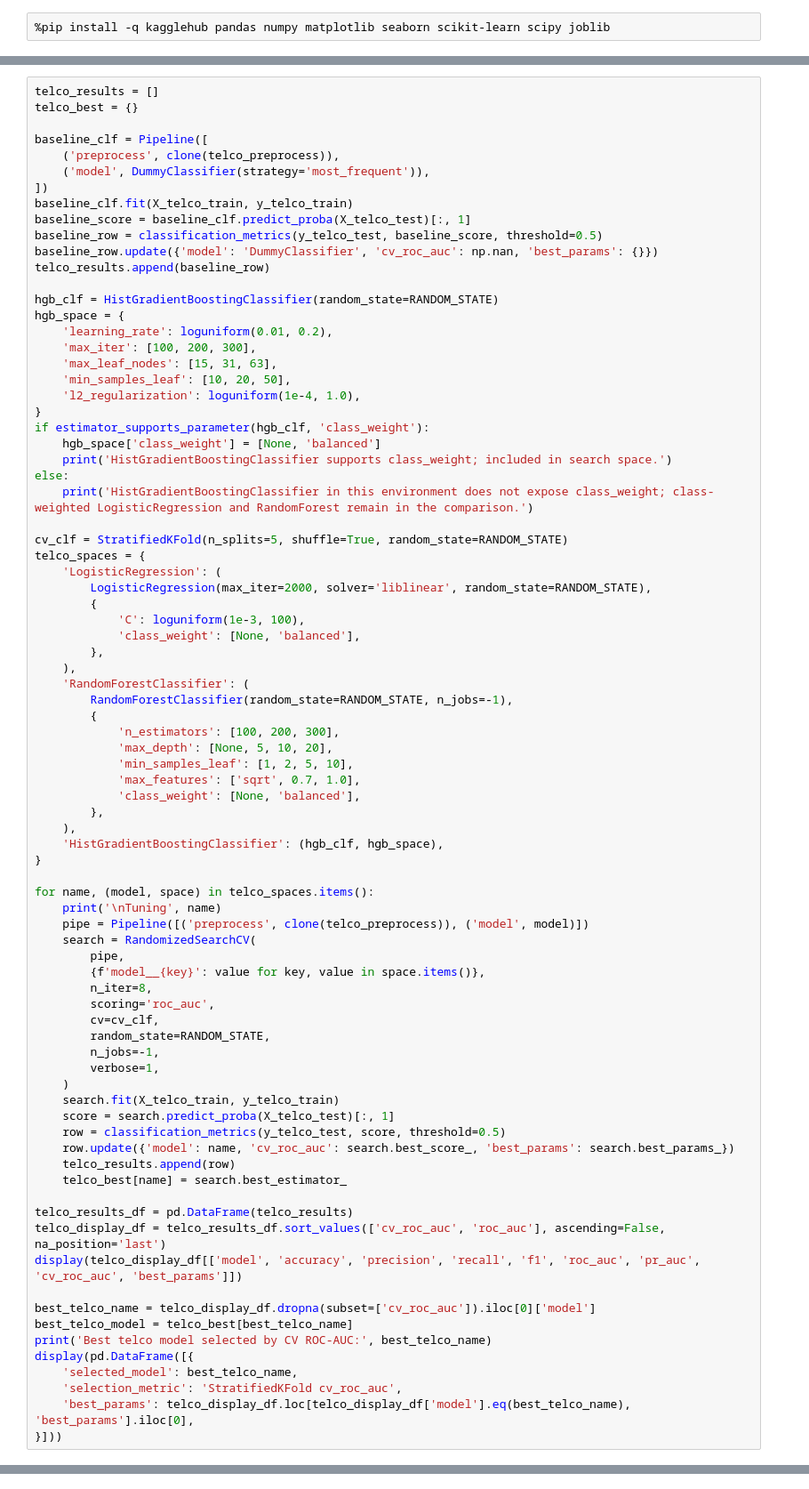
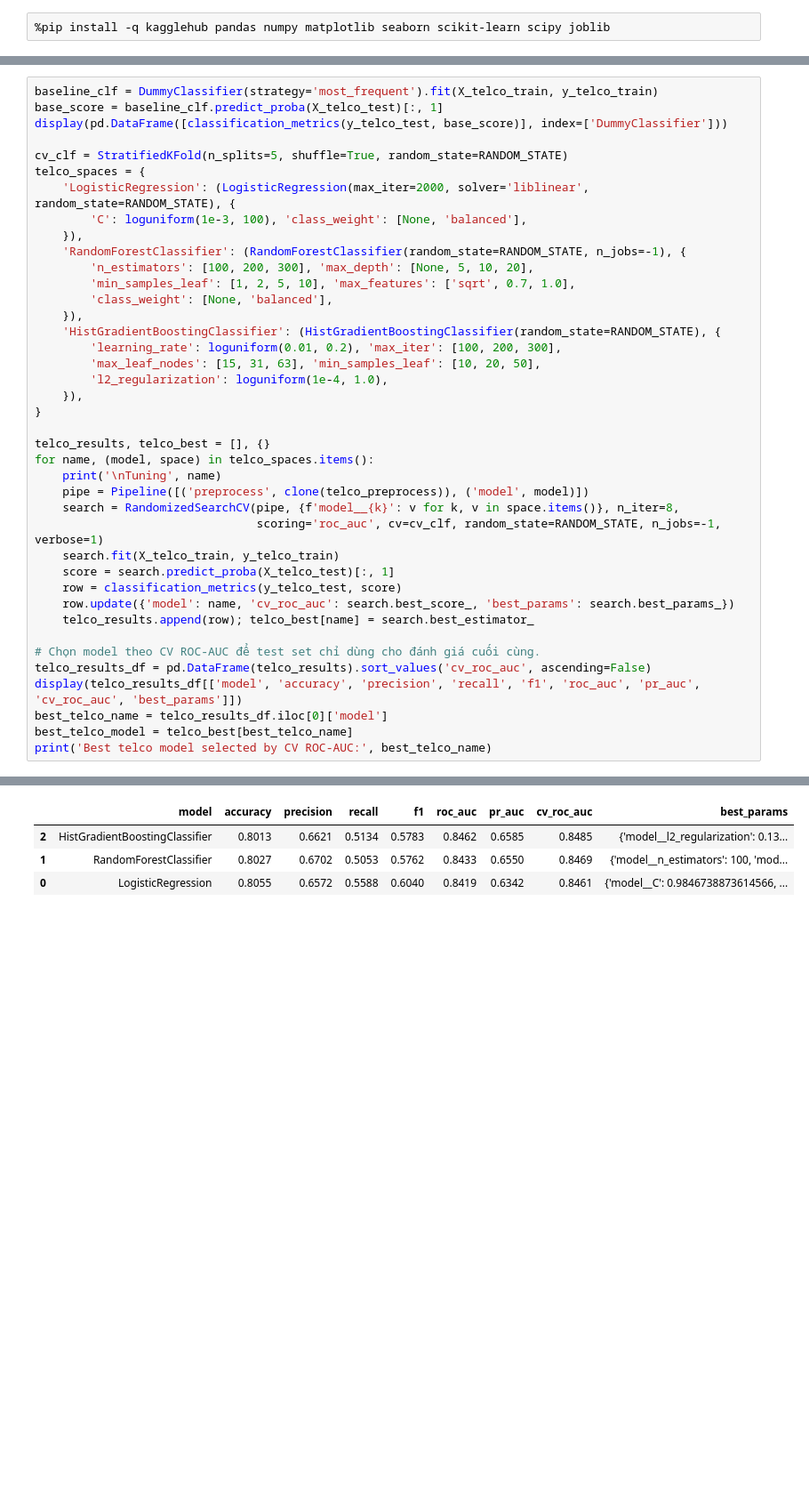
Before and after one commit to hoangisreal/bike-sharing-telco-churn-ml, a Jupyter notebook: ml_pipeline_bike_telco.ipynb, the cells around one changed output, grey strips where cells are left out. Shown at 89% size. Drawn from its saved outputs; the diff is of its cells as text; blank space fills up the shorter version.

```diff
--- a/ml_pipeline_bike_telco.ipynb
+++ b/ml_pipeline_bike_telco.ipynb
@@ -1312,83 +665,41 @@ Với các model hỗ trợ, search space có `class_weight=[None, 'balanced']`.
 # %%
-telco_results = []
-telco_best = {}
-
-baseline_clf = Pipeline([
-    ('preprocess', clone(telco_preprocess)),
-    ('model', DummyClassifier(strategy='most_frequent')),
-])
-baseline_clf.fit(X_telco_train, y_telco_train)
-baseline_score = baseline_clf.predict_proba(X_telco_test)[:, 1]
-baseline_row = classification_metrics(y_telco_test, baseline_score, threshold=0.5)
-baseline_row.update({'model': 'DummyClassifier', 'cv_roc_auc': np.nan, 'best_params': {}})
-telco_results.append(baseline_row)
-
-hgb_clf = HistGradientBoostingClassifier(random_state=RANDOM_STATE)
-hgb_space = {
-    'learning_rate': loguniform(0.01, 0.2),
-    'max_iter': [100, 200, 300],
-    'max_leaf_nodes': [15, 31, 63],
-    'min_samples_leaf': [10, 20, 50],
-    'l2_regularization': loguniform(1e-4, 1.0),
-}
-if estimator_supports_parameter(hgb_clf, 'class_weight'):
-    hgb_space['class_weight'] = [None, 'balanced']
-    print('HistGradientBoostingClassifier supports class_weight; included in search space.')
-else:
-    print('HistGradientBoostingClassifier in this environment does not expose class_weight; class-weighted LogisticRegression and RandomForest remain in the comparison.')
+baseline_clf = DummyClassifier(strategy='most_frequent').fit(X_telco_train, y_telco_train)
+base_score = baseline_clf.predict_proba(X_telco_test)[:, 1]
+display(pd.DataFrame([classification_metrics(y_telco_test, base_score)], index=['DummyClassifier']))
 
 cv_clf = StratifiedKFold(n_splits=5, shuffle=True, random_state=RANDOM_STATE)
 telco_spaces = {
-    'LogisticRegression': (
-        LogisticRegression(max_iter=2000, solver='liblinear', random_state=RANDOM_STATE),
-        {
-            'C': loguniform(1e-3, 100),
-            'class_weight': [None, 'balanced'],
-        },
-    ),
-    'RandomForestClassifier': (
-        RandomForestClassifier(random_state=RANDOM_STATE, n_jobs=-1),
-        {
-            'n_estimators': [100, 200, 300],
-            'max_depth': [None, 5, 10, 20],
-            'min_samples_leaf': [1, 2, 5, 10],
-            'max_features': ['sqrt', 0.7, 1.0],
-            'class_weight': [None, 'balanced'],
-        },
-    ),
-    'HistGradientBoostingClassifier': (hgb_clf, hgb_space),
+    'LogisticRegression': (LogisticRegression(max_iter=2000, solver='liblinear', random_state=RANDOM_STATE), {
+        'C': loguniform(1e-3, 100), 'class_weight': [None, 'balanced'],
+    }),
+    'RandomForestClassifier': (RandomForestClassifier(random_state=RANDOM_STATE, n_jobs=-1), {
+        'n_estimators': [100, 200, 300], 'max_depth': [None, 5, 10, 20],
+        'min_samples_leaf': [1, 2, 5, 10], 'max_features': ['sqrt', 0.7, 1.0],
+        'class_weight': [None, 'balanced'],
+    }),
+    'HistGradientBoostingClassifier': (HistGradientBoostingClassifier(random_state=RANDOM_STATE), {
+        'learning_rate': loguniform(0.01, 0.2), 'max_iter': [100, 200, 300],
+        'max_leaf_nodes': [15, 31, 63], 'min_samples_leaf': [10, 20, 50],
+        'l2_regularization': loguniform(1e-4, 1.0),
+    }),
 }
 
+telco_results, telco_best = [], {}
 for name, (model, space) in telco_spaces.items():
     print('\nTuning', name)
     pipe = Pipeline([('preprocess', clone(telco_preprocess)), ('model', model)])
-    search = RandomizedSearchCV(
-        pipe,
-        {f'model__{key}': value for key, value in space.items()},
-        n_iter=8,
-        scoring='roc_auc',
-        cv=cv_clf,
-        random_state=RANDOM_STATE,
-        n_jobs=-1,
-        verbose=1,
-    )
+    search = RandomizedSearchCV(pipe, {f'model__{k}': v for k, v in space.items()}, n_iter=8,
+                                scoring='roc_auc', cv=cv_clf, random_state=RANDOM_STATE, n_jobs=-1, verbose=1)
     search.fit(X_telco_train, y_telco_train)
     score = search.predict_proba(X_telco_test)[:, 1]
-    row = classification_metrics(y_telco_test, score, threshold=0.5)
+    row = classification_metrics(y_telco_test, score)
     row.update({'model': name, 'cv_roc_auc': search.best_score_, 'best_params': search.best_params_})
-    telco_results.append(row)
-    telco_best[name] = search.best_estimator_
+    telco_results.append(row); telco_best[name] = search.best_estimator_
 
-telco_results_df = pd.DataFrame(telco_results)
-telco_display_df = telco_results_df.sort_values(['cv_roc_auc', 'roc_auc'], ascending=False, na_position='last')
-display(telco_display_df[['model', 'accuracy', 'precision', 'recall', 'f1', 'roc_auc', 'pr_auc', 'cv_roc_auc', 'best_params']])
-
-best_telco_name = telco_display_df.dropna(subset=['cv_roc_auc']).iloc[0]['model']
+# Chọn model theo CV ROC-AUC để test set chỉ dùng cho đánh giá cuối cùng.
+telco_results_df = pd.DataFrame(telco_results).sort_values('cv_roc_auc', ascending=False)
+display(telco_results_df[['model', 'accuracy', 'precision', 'recall', 'f1', 'roc_auc', 'pr_auc', 'cv_roc_auc', 'best_params']])
+best_telco_name = telco_results_df.iloc[0]['model']
 best_telco_model = telco_best[best_telco_name]
 print('Best telco model selected by CV ROC-AUC:', best_telco_name)
-display(pd.DataFrame([{
-    'selected_model': best_telco_name,
-    'selection_metric': 'StratifiedKFold cv_roc_auc',
-    'best_params': telco_display_df.loc[telco_display_df['model'].eq(best_telco_name), 'best_params'].iloc[0],
-}]))
 # %% [output]
@@ -1410 +716,5 @@ Fitting 5 folds for each of 8 candidates, totalling 40 fits
+|  | model | accuracy | precision | recall | f1 | roc_auc | pr_auc | cv_roc_auc | best_params |
+| 2 | HistGradientBoostingClassifier | 0.8013 | 0.6621 | 0.5134 | 0.5783 | 0.8462 | 0.6585 | 0.8485 | {'model__l2_regularization': 0.13... |
+| 1 | RandomForestClassifier | 0.8027 | 0.6702 | 0.5053 | 0.5762 | 0.8433 | 0.6550 | 0.8469 | {'model__n_estimators': 100, 'mod... |
+| 0 | LogisticRegression | 0.8055 | 0.6572 | 0.5588 | 0.6040 | 0.8419 | 0.6342 | 0.8461 | {'model__C': 0.9846738873614566, ... |
 Best telco model selected by CV ROC-AUC: HistGradientBoostingClassifier
```
Also changed, not shown: parts of 52 cells of this notebook.
